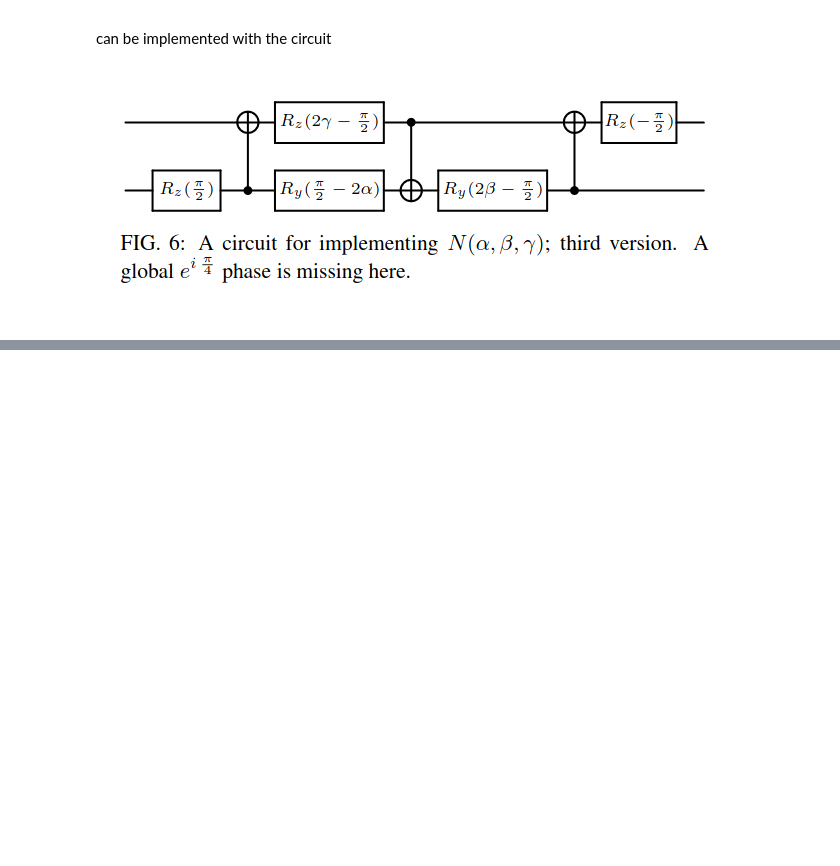
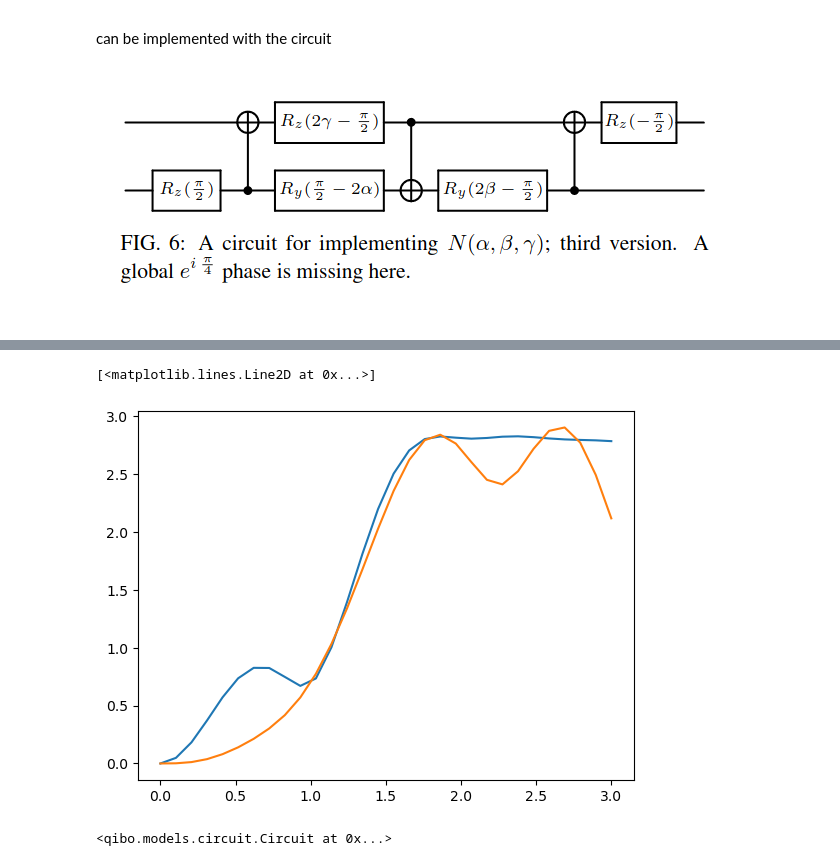
Before and after one commit to qiboteam/boostvqe, a Jupyter notebook: notebooks/Compiling XXZ_simplified.ipynb, the cells around one changed output, grey strips where cells are left out. Drawn from its saved outputs; the diff is of its cells as text; code cells hidden in the pictures; blank space fills up the shorter version.

```diff
--- a/notebooks/Compiling XXZ_simplified.ipynb
+++ b/notebooks/Compiling XXZ_simplified.ipynb
@@ -42,0 +81,42 @@ plt.plot(times, diff_norms_2nd_order)
+# %%
+
+from qibo import hamiltonians
+import numpy as np
+from boostvqe.compiling_XXZ import *
+
+t = 0.01
+steps = 3
+delta=0.5
+nqubits= 4
+from boostvqe.models.dbi.double_bracket_evolution_oracles import *
+h_xxz = hamiltonians.XXZ(nqubits=nqubits, delta = delta)
+h_xxz.delta = 0.5
+eo_xxz = XXZ_EvolutionOracle(deepcopy(h_xxz),mode_evolution_oracle=EvolutionOracleType.numerical)
+eo_xxz.mode_evolution_oracle=EvolutionOracleType.hamiltonian_simulation
+
+eo_xxz.please_use_prescribed_nmb_ts_steps = 1
+diff_norms = []
+diff_norms_2nd_order = []
+times = np.linspace(0,3,30)
+a = lambda t_duration: nqubit_XXZ_decomposition(
+            nqubits=nqubits,t=t_duration,delta=h_xxz.delta,steps=3,order=1)
+b = lambda t_duration: nqubit_XXZ_decomposition(
+            nqubits=nqubits,t=t_duration,delta=h_xxz.delta,steps=3,order=2)
+for t in times:
+    u = h_xxz.exp(t)
+    circ = a(t)
+    diff_norms.append(np.linalg.norm(u-vw_xxz_compiling_phase(nqubits,steps)*circ.unitary()))
+    circ = eo_xxz.circuit(t,steps = 3, order =2)
+    diff_norms_2nd_order.append(np.linalg.norm(u-vw_xxz_compiling_phase(nqubits,steps, order = 2)*circ.unitary()))
+
+import matplotlib.pyplot as plt
+
+plt.plot(times, diff_norms)
+plt.plot(times, diff_norms_2nd_order)
+# %% [output]
+[<matplotlib.lines.Line2D at 0x...>]
+[figure, added]
+# %%
+eo_xxz.h.circuit(1)
+# %% [output]
+<qibo.models.circuit.Circuit at 0x...>
```
Also changed, not shown: parts of 2 cells of this notebook, 2 other files.
